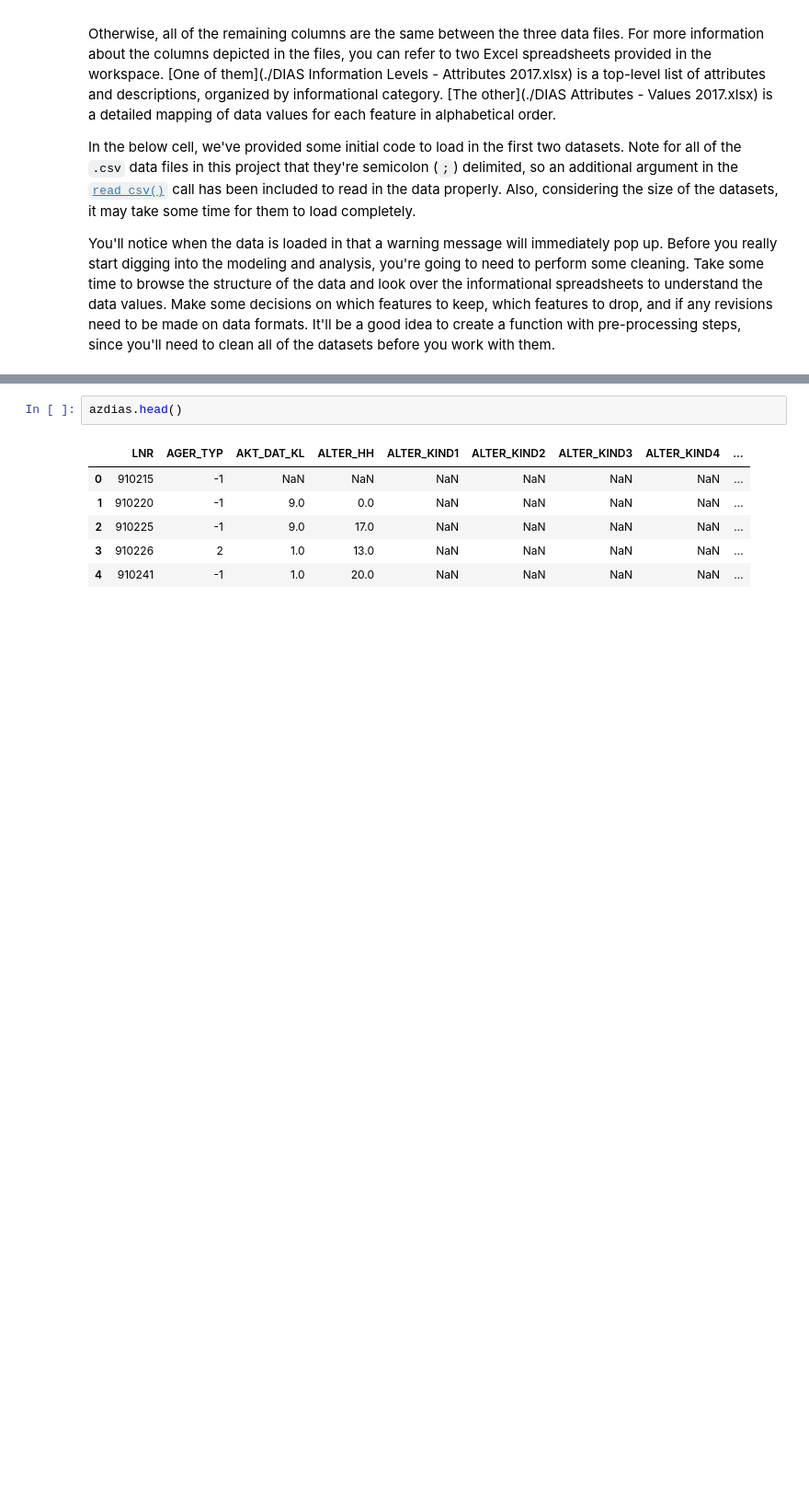
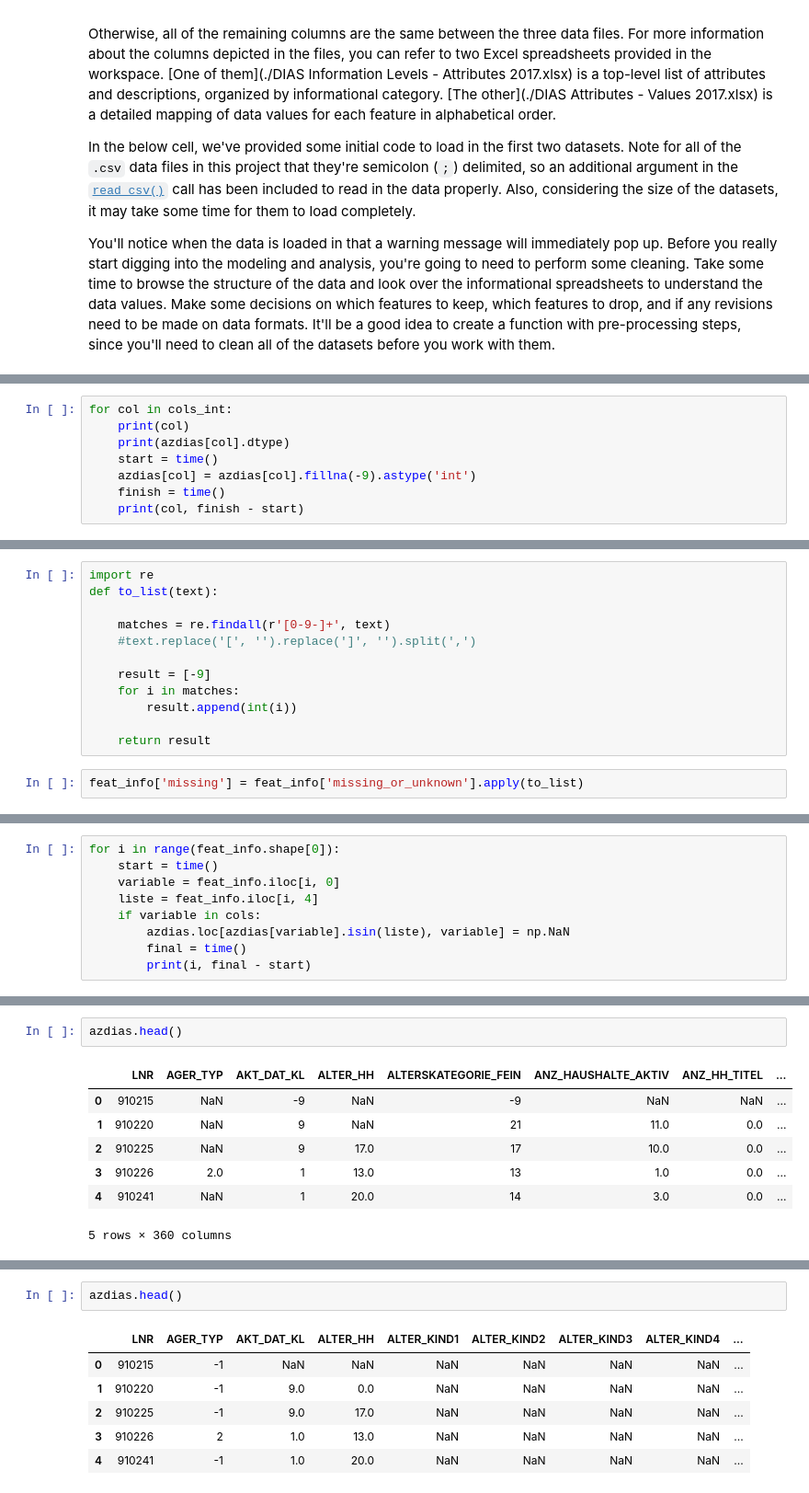
Before and after one commit to ilknurCakir/CustomerSegmentation, a Jupyter notebook: Arvato Project Workbook.ipynb, the cells around one changed output, grey strips where cells are left out. Shown at 92% size. Drawn from its saved outputs; the diff is of its cells as text; blank space fills up the shorter version.

```diff
--- a/Arvato Project Workbook.ipynb
+++ b/Arvato Project Workbook.ipynb
@@ -38,0 +63,8 @@ customers = pd.read_csv('../../data/Term2/capstone/arvato_data/Udacity_CUSTOMERS
+# %%
+for col in cols_int:
+    print(col)
+    print(azdias[col].dtype)
+    start = time()
+    azdias[col] = azdias[col].fillna(-9).astype('int')
+    finish = time()
+    print(col, finish - start)
@@ -38,0 +100,14 @@ customers = pd.read_csv('../../data/Term2/capstone/arvato_data/Udacity_CUSTOMERS
+# %%
+import re
+def to_list(text):
+
+    matches = re.findall(r'[0-9-]+', text)
+    #text.replace('[', '').replace(']', '').split(',')
+
+    result = [-9]
+    for i in matches:
+        result.append(int(i))
+
+    return result
+# %%
+feat_info['missing'] = feat_info['missing_or_unknown'].apply(to_list)
@@ -38,0 +125,9 @@ customers = pd.read_csv('../../data/Term2/capstone/arvato_data/Udacity_CUSTOMERS
+# %%
+for i in range(feat_info.shape[0]):
+    start = time()
+    variable = feat_info.iloc[i, 0]
+    liste = feat_info.iloc[i, 4]
+    if variable in cols:
+        azdias.loc[azdias[variable].isin(liste), variable] = np.NaN
+        final = time()
+        print(i, final - start)
@@ -38,0 +151,10 @@ customers = pd.read_csv('../../data/Term2/capstone/arvato_data/Udacity_CUSTOMERS
+# %%
+azdias.head()
+# %% [output]
+|  | LNR | AGER_TYP | AKT_DAT_KL | ALTER_HH | ALTERSKATEGORIE_FEIN | ANZ_HAUSHALTE_AKTIV | ANZ_HH_TITEL | ... |
+| 0 | 910215 | NaN | -9 | NaN | -9 | NaN | NaN | ... |
+| 1 | 910220 | NaN | 9 | NaN | 21 | 11.0 | 0.0 | ... |
+| 2 | 910225 | NaN | 9 | 17.0 | 17 | 10.0 | 0.0 | ... |
+| 3 | 910226 | 2.0 | 1 | 13.0 | 13 | 1.0 | 0.0 | ... |
+| 4 | 910241 | NaN | 1 | 20.0 | 14 | 3.0 | 0.0 | ... |
+5 rows × 360 columns
```
Also changed, not shown: parts of 50 cells of this notebook.
